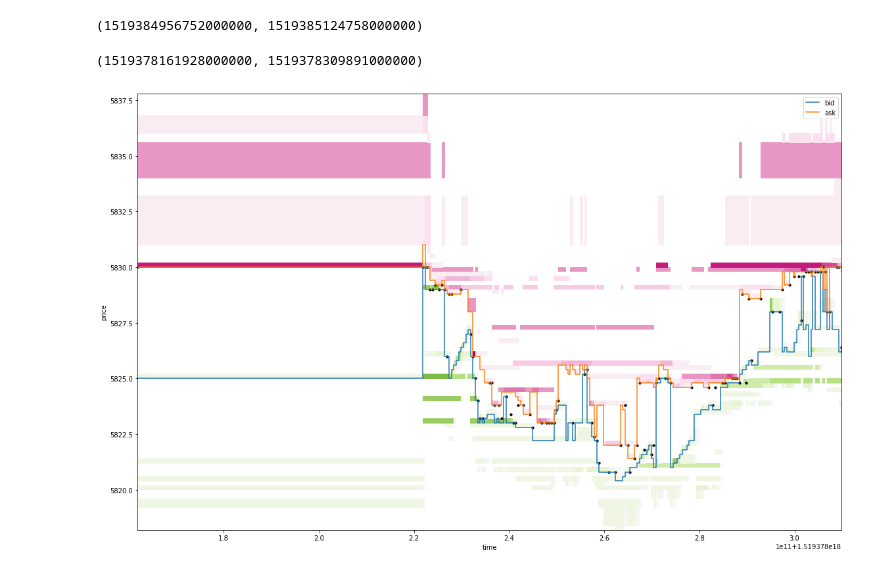
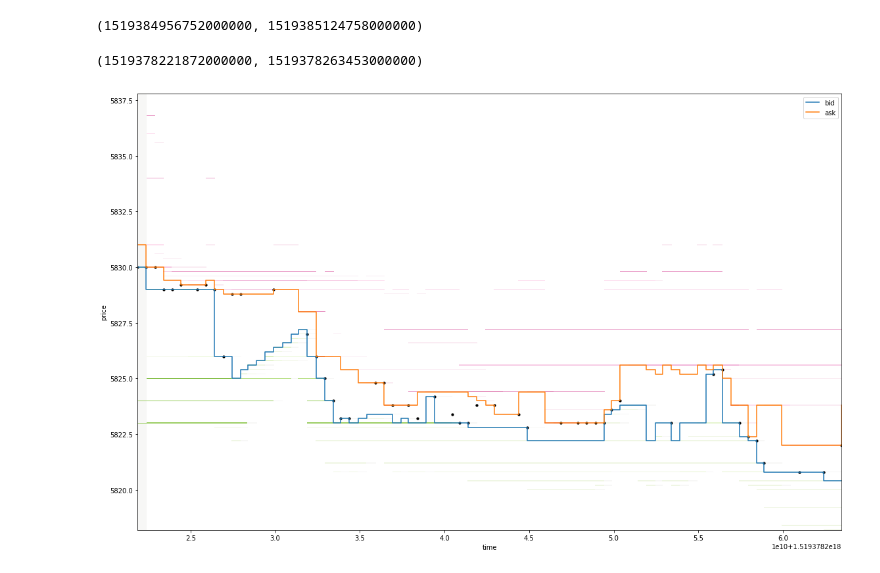
Before and after one commit to roq-trading/roq-cpp-samples, a Jupyter notebook: notebooks/simple.ipynb, the cells around one changed output. Saved outputs shown, nothing was run; the diff lists cells and outputs as text; code cells hidden in the pictures.

Commit message:
more correct representation of order book

```diff
--- a/notebooks/simple.ipynb
+++ b/notebooks/simple.ipynb
@@ -395,18 +395,40 @@ trade_update
 # %% [markdown]
 ## Charts
 # %%
-def plot_data(big_size, trade_volume, market_by_price, best_bid_ask):
+def plot_data(big_size, reference_data, trade_volume, market_by_price, best_bid_ask):
+    """ Utility function to plot order book, traded volume and best bid/ask on the same chart. """
+    import numpy as np
+    import pandas as pd
     import matplotlib as mpl
     import matplotlib.pyplot as plt
     fig, ax = plt.subplots(figsize=(16,10))
-    tmp = market_by_price.reset_index().pivot(index='time', columns='price', values='quantity')
-    ax.pcolor(tmp.index, tmp.columns, tmp.transpose(),
+    # represent all ticks within the range
+    tick_size = reference_data['tick_size'].values[0]
+    time = market_by_price.index.get_level_values('time').values
+    price = market_by_price['price'].values
+    quantity = market_by_price['quantity']
+    tick = ((price / tick_size) + .5).astype(int)
+    rng = np.array(range(tick.min(), tick.max() + 1, 1))
+    tmp = pd.DataFrame(
+        data=dict(
+            time=np.concatenate((np.full(rng.size, time[0]), time)),
+            price=np.concatenate((rng, tick)) * tick_size,
+            quantity=np.concatenate((np.zeros(rng.size), quantity))
+        )
+    ).set_index('time')
+    # ... market by price
+    piv = tmp.reset_index().pivot_table(index='time', columns='price', values='quantity', aggfunc=np.sum)
+    ax.pcolor(piv.index, piv.columns, piv.transpose(),
               alpha=1, cmap=mpl.cm.get_cmap('PiYG'),
               vmin=-big_size, vmax=big_size)
+    # ... best bid/ask
     best_bid_ask.plot(drawstyle="steps-post", ax=ax)
+    # ... trade volume
     trade_volume.reset_index().plot(x='time', y='price',
                                     kind='scatter', marker='.', linewidths=2, edgecolors='black',
                                     ax=ax)
+    # final adjustments
+    ax.set_ylim(price.min(), price.max())
     fig.tight_layout()
     plt.show()
 # %%
@@ -428,17 +450,20 @@ def select_subset(df, time_0, time_1):
     # drop from index
     names_to_remove = ('exchange', 'symbol')
     index_names = [name for name in tmp.index.names if name not in names_to_remove]
+    if len(index_names) == len(tmp.index.names):
+        return tmp
     return tmp.reset_index().drop(columns=list(names_to_remove)).set_index(index_names)
 # %%
-time_0, time_1 = get_range(trade_volume, 0, 100)
+time_0, time_1 = get_range(trade_volume, 1, 50)
 time_0, time_1
 # %% [output]
-(1519378161928000000, 1519378309891000000)
+(1519378221872000000, 1519378263453000000)
 # %%
 plot_data(
     10,
+    reference_data,
     select_subset(trade_volume, time_0, time_1),
     select_subset(market_by_price, time_0, time_1),
     select_subset(best_bid_ask, time_0, time_1))
 # %% [output]
-[figure, old version]
+[figure, new version]
```
